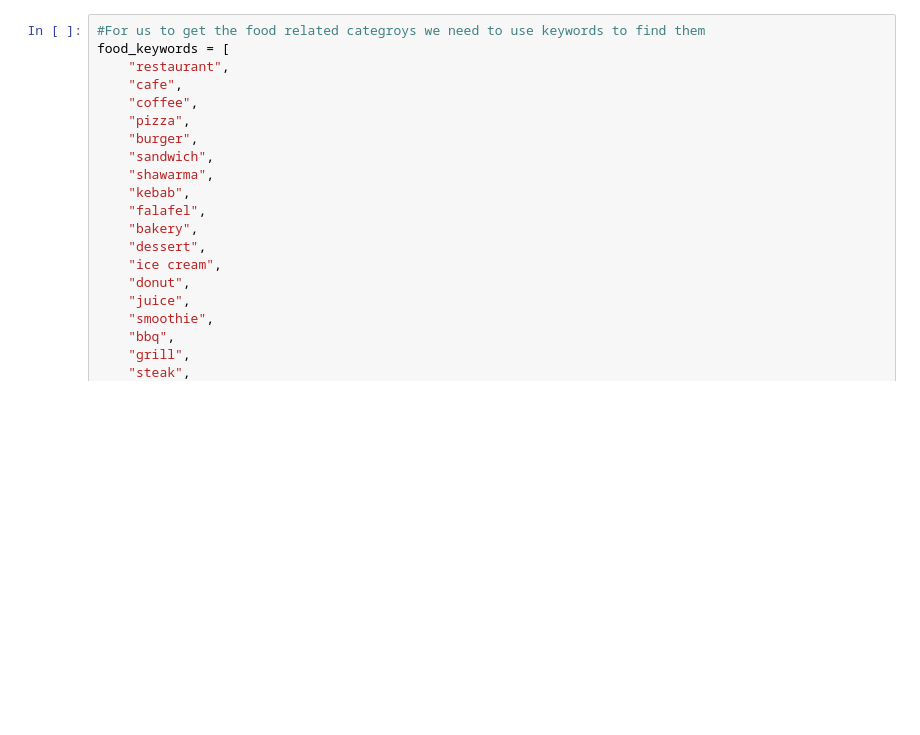
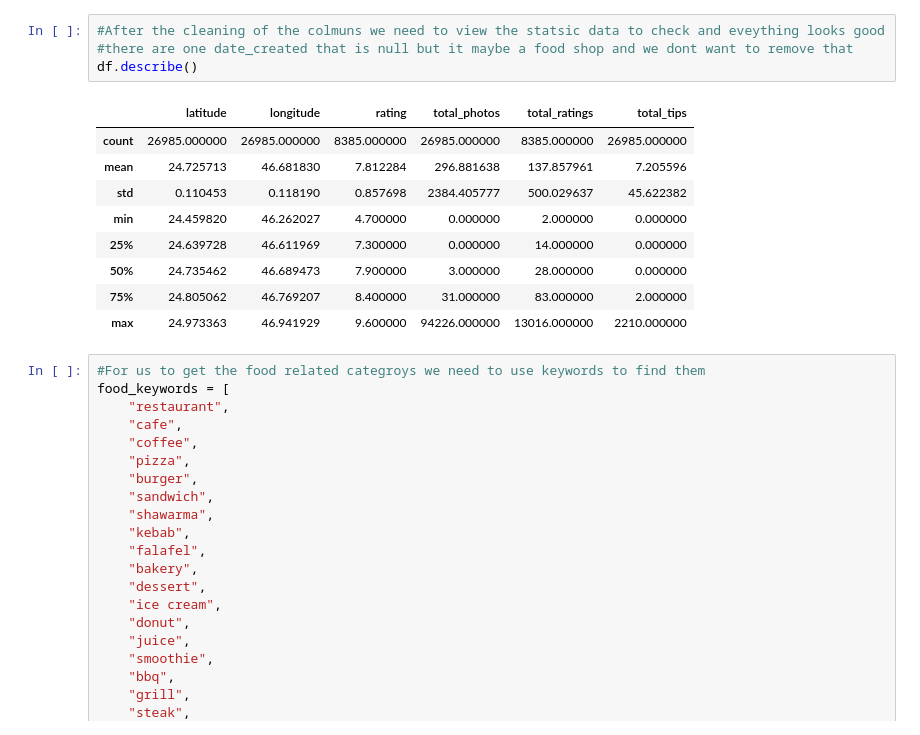
Before and after one commit to AbdulrahmanB-25/EDA_Project, a Jupyter notebook: EDA_Project.ipynb, the cells around one changed output. Drawn from its saved outputs; the diff is of its cells as text; blank space fills up the shorter version.

```diff
--- a/EDA_Project.ipynb
+++ b/EDA_Project.ipynb
@@ -40,3 +163,17 @@ df.head()
+# %%
+#After the cleaning of the colmuns we need to view the statsic data to check and eveything looks good
+#there are one date_created that is null but it maybe a food shop and we dont want to remove that
+df.describe()
+# %% [output]
+|  | latitude | longitude | rating | total_photos | total_ratings | total_tips |
+| count | 26985.000000 | 26985.000000 | 8385.000000 | 26985.000000 | 8385.000000 | 26985.000000 |
+| mean | 24.725713 | 46.681830 | 7.812284 | 296.881638 | 137.857961 | 7.205596 |
+| std | 0.110453 | 0.118190 | 0.857698 | 2384.405777 | 500.029637 | 45.622382 |
+| min | 24.459820 | 46.262027 | 4.700000 | 0.000000 | 2.000000 | 0.000000 |
+| 25% | 24.639728 | 46.611969 | 7.300000 | 0.000000 | 14.000000 | 0.000000 |
+| 50% | 24.735462 | 46.689473 | 7.900000 | 3.000000 | 28.000000 | 0.000000 |
+| 75% | 24.805062 | 46.769207 | 8.400000 | 31.000000 | 83.000000 | 2.000000 |
+| max | 24.973363 | 46.941929 | 9.600000 | 94226.000000 | 13016.000000 | 2210.000000 |
 # %%
 #For us to get the food related categroys we need to use keywords to find them
 food_keywords = [
```
Also changed, not shown: parts of 21 cells of this notebook.
